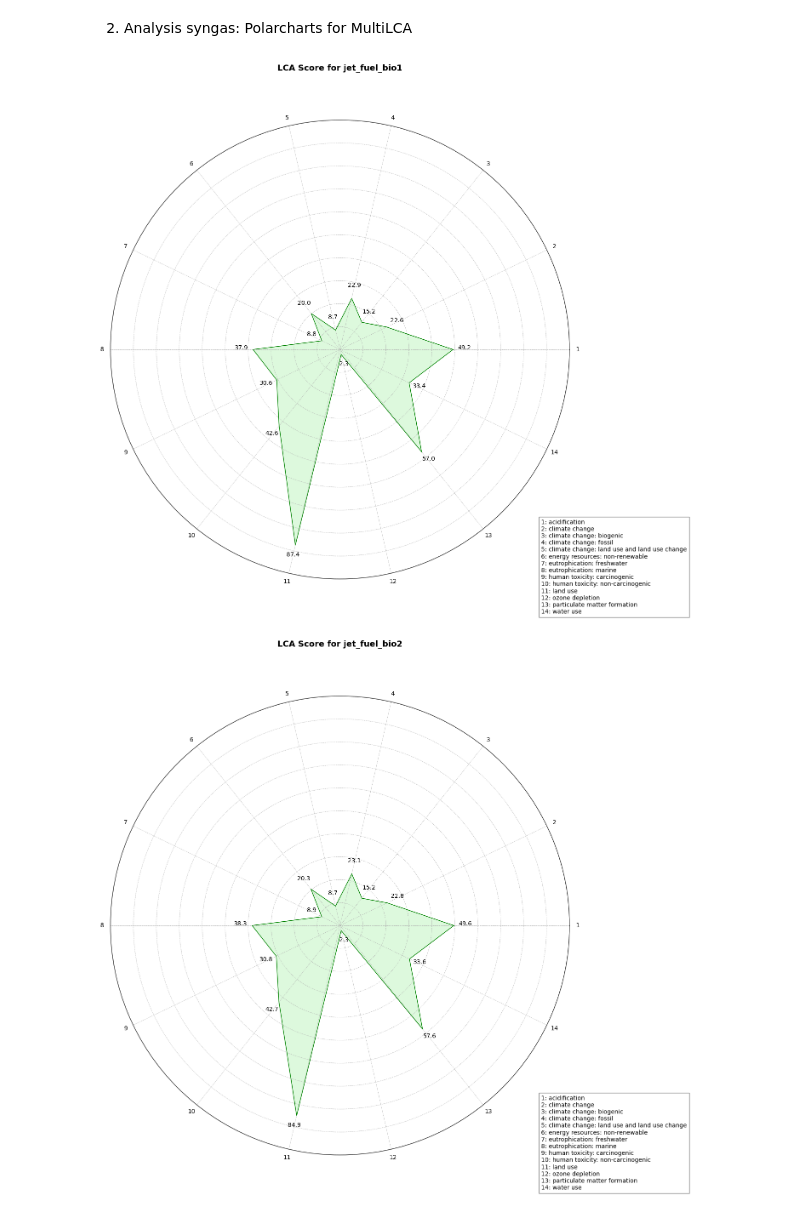
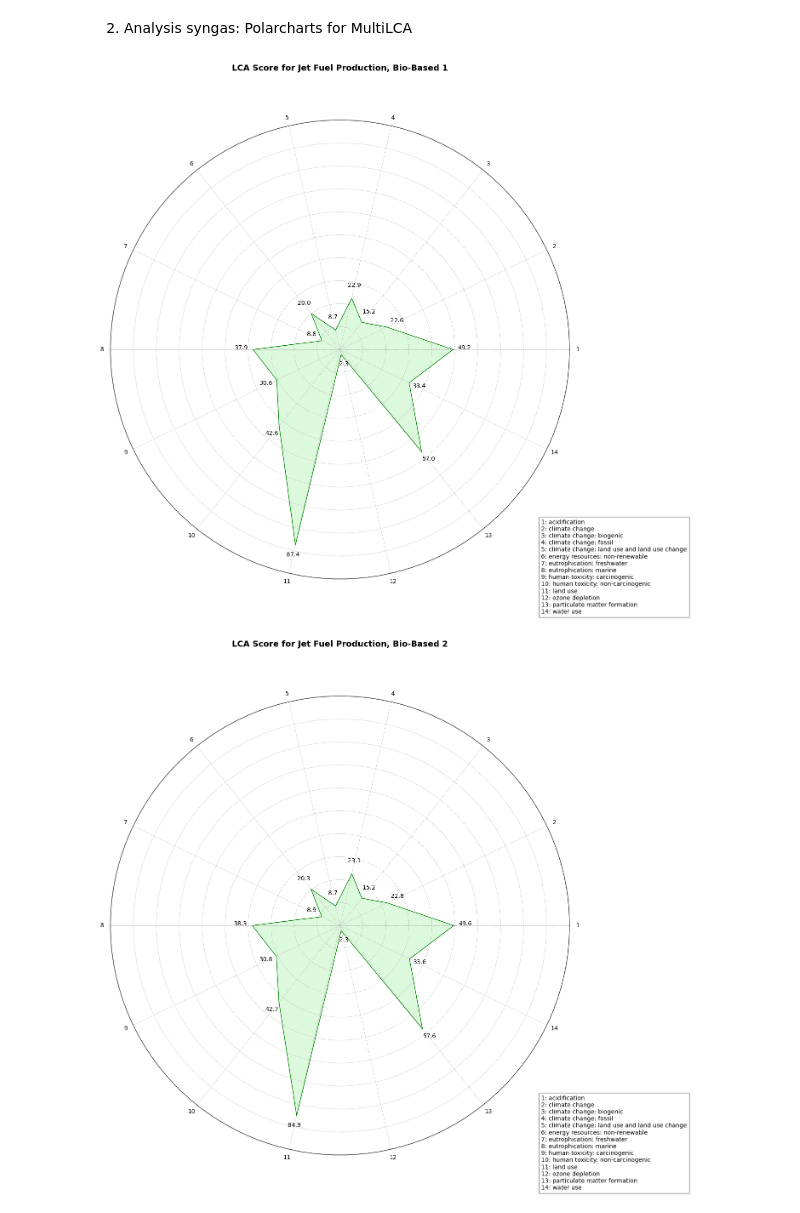
Before and after one commit to emilioosunaa/lca-project-aviation-fuel, a Jupyter notebook: src/Plots.ipynb, the cells around one changed output. Cells and saved outputs as stored; diff of their text form; code cells hidden in the pictures.

```diff
--- a/src/Plots.ipynb
+++ b/src/Plots.ipynb
@@ -77,7 +77,7 @@ data['Impact Category'] = data['Impact Category'].str.replace(r"\('EF v3\.1 no L
 # Pivot the data to prepare for stacked bar plot
 pivot_data = data.pivot_table(
     index='Impact Category',   # Corrected capitalization
-    columns='Process',  # Updated to match the new column
+    columns='Supply Chain Process Category',  # Updated to match the new column
     values='Score',     # Updated to match the new column
     aggfunc='sum',
     fill_value=0
@@ -90,7 +90,7 @@ pivot_data_normalized = pivot_data.div(pivot_data.sum(axis=1), axis=0) * 100
 output_dir = r"C:\Users\matal\anaconda3\LCAs_project\lca_project_fisher\plots"
 os.makedirs(output_dir, exist_ok=True)
 
-# Define custom colors for processes
+# Define custom colors for Supply Chain Process Categoryes
 import matplotlib.colors as mcolors
 original_colors = plt.cm.viridis(np.linspace(0, 1, len(pivot_data.columns)))
 colors = []
@@ -148,18 +230,21 @@ Tryout w nicer colors
 # Load the Excel file from the correct sheet
 file_path = r"C:\Users\matal\anaconda3\LCAs_project\lca_project_fisher\data\Filtered_MultiLCA_selected_categories _for_polarcharts.xlsx"
 
-# Define functional units
-functional_units = ["jet_fuel_bio1", "jet_fuel_bio2", "jet_fuel_bio3", "jet_fuel_co2", "jet_fuel_fossil"]
-
-# Define functional units
-functional_units = ["jet_fuel_bio1", "jet_fuel_bio2", "jet_fuel_bio3", "jet_fuel_co2", "jet_fuel_fossil"]
+# Define functional units and their corresponding titles
+functional_units = {
+    "jet_fuel_bio1": "Jet Fuel Production, Bio-Based 1",
+    "jet_fuel_bio2": "Jet Fuel Production, Bio-Based 2",
+    "jet_fuel_bio3": "Jet Fuel Production, Bio-Based 3",
+    "jet_fuel_co2": "Jet Fuel Production, CO₂-Based",
+    "jet_fuel_fossil": "Jet Fuel Production, Fossil-Based"
+}
 
 # Define the output directory
 output_dir = r"C:\Users\matal\anaconda3\LCAs_project\lca_project_fisher\plots"
 os.makedirs(output_dir, exist_ok=True)
 
 # Iterate over each functional unit sheet
-for functional_unit in functional_units:
+for functional_unit, title in functional_units.items():
     # Load the data from the corresponding sheet
     df = pd.read_excel(file_path, sheet_name=functional_unit, index_col=0)
 
@@ -181,33 +266,33 @@ for functional_unit in functional_units:
     angles = np.append(angles, angles[0])  # Ensure the shape is closed
     scores.append(scores[0])  # Ensure the shape is closed
 
     # Plot the polar chart
     fig, ax = plt.subplots(figsize=(14, 14), subplot_kw=dict(polar=True))
     ax.fill(angles, scores, color='lightgreen', alpha=0.3)
     ax.plot(angles, scores, color='green', linewidth=1)
 
     # Add gridlines every 10 values without numbers
     ax.set_yticks(range(0, 110, 10))
     ax.yaxis.grid(True, linestyle='--', linewidth=0.5)
     ax.xaxis.grid(True, linestyle='--', linewidth=0.5)
     ax.set_yticklabels([])  # Remove numerical labels from the gridlines
 
     # Add values to the plot
     for angle, score, num in zip(angles[:-1], scores[:-1], category_numbers):
         ax.text(angle, min(score + 5, 100), f"{score:.1f}", horizontalalignment='center', fontsize=10, color='black')
 
     # Customize the plot
     ax.set_xticks(angles[:-1])  # Exclude duplicate first value
     ax.set_xticklabels(category_numbers, fontsize=10, rotation=45)
-    ax.set_title(f"LCA Score for {functional_unit}", fontsize=14, weight='bold', y=1.1)
+    ax.set_title(f"LCA Score for {title}", fontsize=14, weight='bold', y=1.1)
 
     # Add a comment explaining the category numbers inside the image
     comment_text = "\n".join([f"{num}: {cat}" for num, cat in category_dict.items()])
     plt.figtext(0.85, 0.05, comment_text, fontsize=10, verticalalignment='bottom', bbox=dict(facecolor='white', alpha=0.5))
 
     # Save the polar chart
     plt.savefig(os.path.join(output_dir, f"polar_chart_{functional_unit}.png"), dpi=300, bbox_inches='tight')
     plt.show()
 # %% [output]
-[figure, old version]
+[figure, new version]
-[figure, old version]
+[figure, new version]
```
Also changed, not shown: parts of 3 cells of this notebook, 2 other files.
